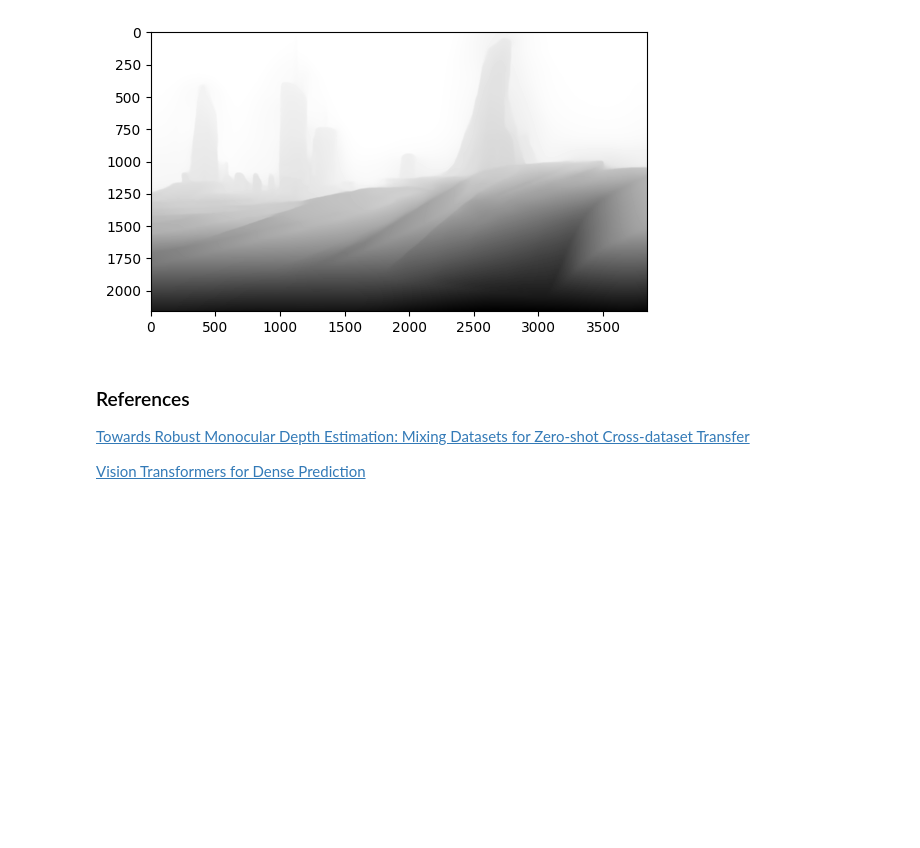
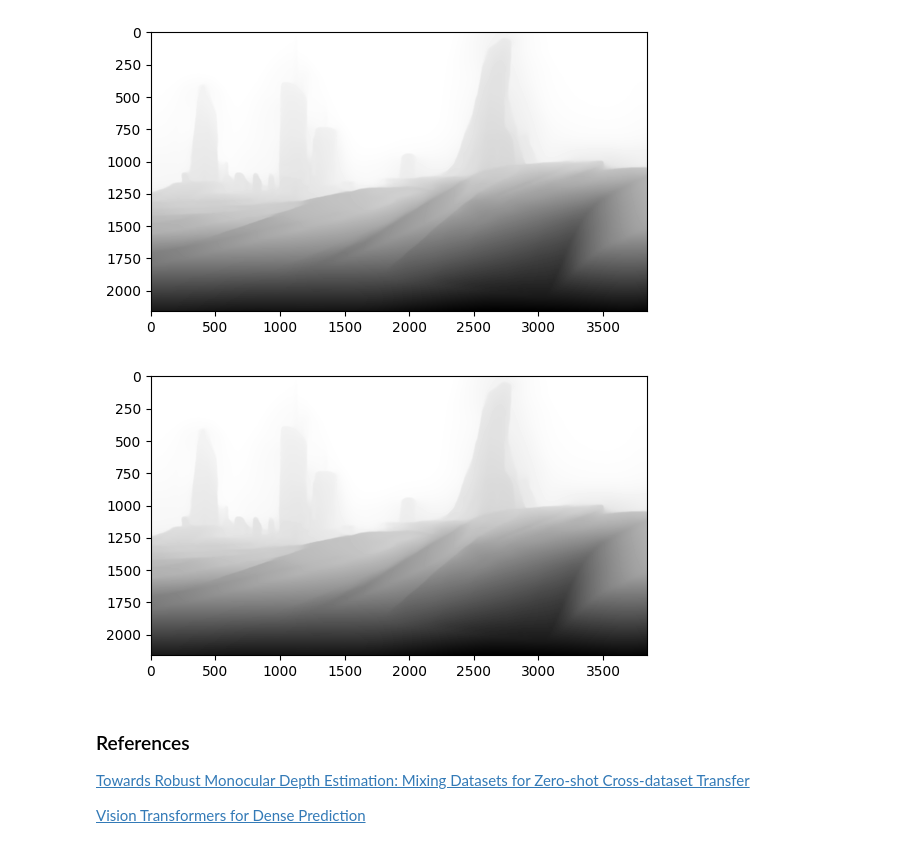
Before and after one commit to Wei-Ji-Chen/imagedata, a Jupyter notebook: assets/hub/intelisl_midas_v2.ipynb, the cells around one changed output. Drawn from its saved outputs; the diff is of its cells as text; code cells hidden in the pictures; blank space fills up the shorter version.

```diff
--- a/assets/hub/intelisl_midas_v2.ipynb
+++ b/assets/hub/intelisl_midas_v2.ipynb
@@ -241,6 +242,14 @@ plt.show()
 Using cache found in /root/.cache/torch/hub/intel-isl_MiDaS_master
 Using cache found in /root/.cache/torch/hub/intel-isl_MiDaS_master
 [figure]
+# %%
+depth_map_filename = "depth_map.png"
+cv2.imwrite(depth_map_filename, inverted_depth_map * 255)  # Scale to 0-255 range
+
+plt.imshow(inverted_depth_map, cmap="gray")
+plt.show()
+# %% [output]
+[figure, added]
 # %% [markdown]
 ### References
 [Towards Robust Monocular Depth Estimation: Mixing Datasets for Zero-shot Cross-dataset Transfer](https://arxiv.org/abs/1907.01341)
```
Also changed, not shown: parts of 3 cells of this notebook.
